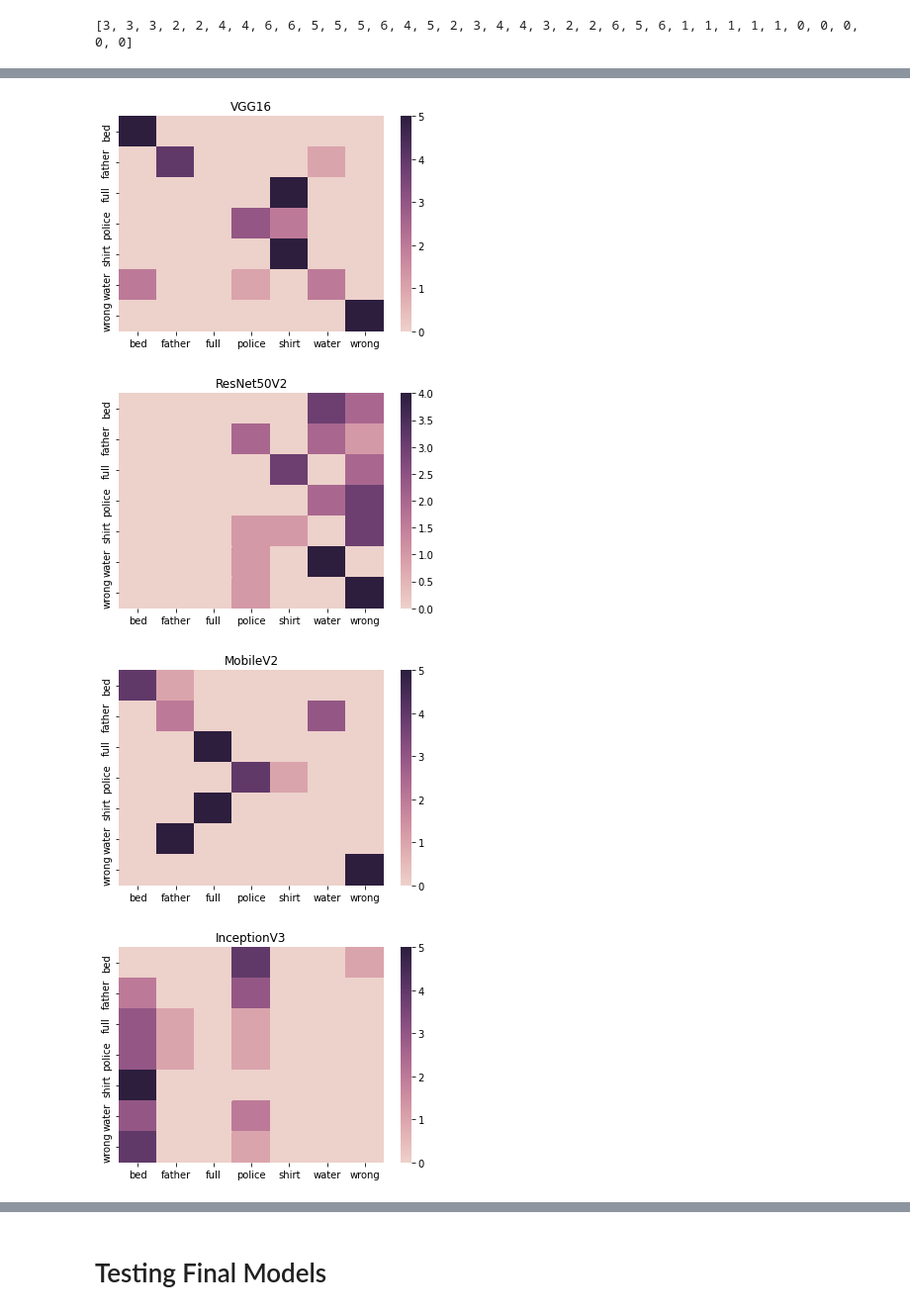
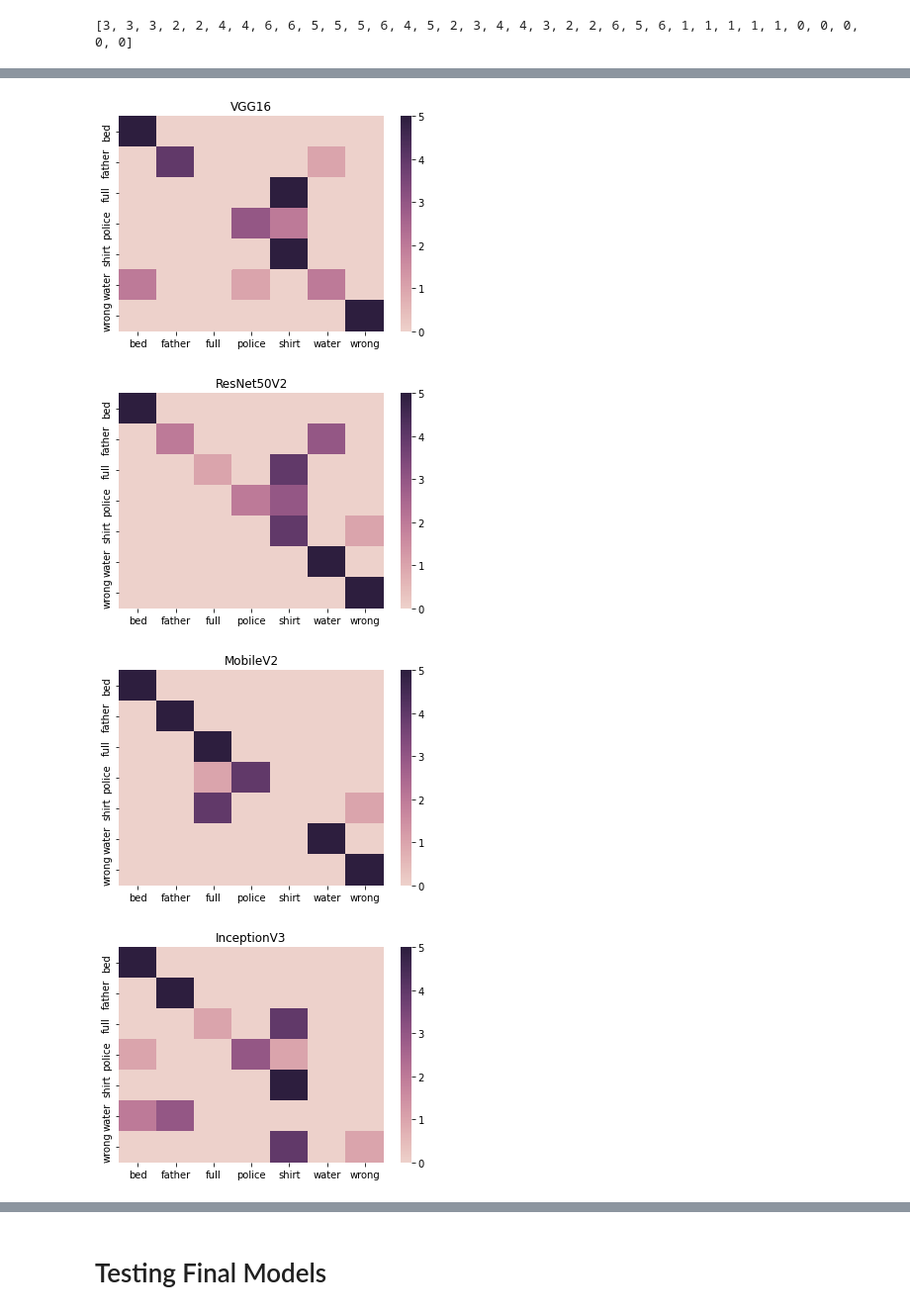
Before and after one commit to magdi74/SignLanguageDetection-GraduationProject2023, a Jupyter notebook: NoteBooks/Testing_models.ipynb, the cells around one changed output, grey strips where cells are left out. Shown: that part at 99% size. Saved outputs shown, nothing was run; the diff lists cells and outputs as text; code cells hidden in the pictures.

```diff
--- a/NoteBooks/Testing_models.ipynb
+++ b/NoteBooks/Testing_models.ipynb
@@ -151,25 +142,20 @@ weighted avg       0.13      0.26      0.16        35
 # %%
+#loading MobileV2 model
 model = load_model("/content/drive/MyDrive/Projects/GP Project/Models/models_1/mobileV2_cropped.h5")
+out_predicitons12 = []
 
-out_predicitons12 = []
 for i in os.listdir(dir_path):
     my_image = load_img(dir_path + '//' + i , target_size=(IMAGE_HEIGHT_WIDTH, IMAGE_HEIGHT_WIDTH))
-    # plt.title(i)
-    # plt.imshow(my_image)
-    # plt.show()
 
     #preprocess the image
     my_image = img_to_array(my_image)
     my_image = my_image.reshape((1, my_image.shape[0], my_image.shape[1], my_image.shape[2]))
-    my_image = preprocess_input(my_image)
+    my_image = premob(my_image)
 
     #make the prediction
     prediction = model.predict(my_image).argmax()
     out_predicitons12.append(prediction)
 
-    dic = list(train_dataset.class_indices)
-    #print(dic[prediction])
-
-print(confusion_matrix(myarr, out_predicitons12))
-print(classification_report(myarr, out_predicitons12))
+print(confusion_matrix(y_test_old, out_predicitons12))
+print(classification_report(y_test_old, out_predicitons12))
 # %% [output]
@@ -193,27 +179,21 @@ weighted avg       0.54      0.57      0.54        35
 # %%
+#loading InceptionV3 model
+model = load_model("/content/drive/MyDrive/Projects/GP Project/Models/models_1/inceptionV3_cropped.h5")
+out_predicitons13 = []
 
-
-model = load_model("/content/drive/MyDrive/Projects/GP Project/Models/models_1/inceptionV3_cropped.h5")
-
-out_predicitons13 = []
 for i in os.listdir(dir_path):
     my_image = load_img(dir_path + '//' + i , target_size=(IMAGE_HEIGHT_WIDTH, IMAGE_HEIGHT_WIDTH))
-    # plt.title(i)
-    # plt.imshow(my_image)
-    # plt.show()
 
     #preprocess the image
     my_image = img_to_array(my_image)
     my_image = my_image.reshape((1, my_image.shape[0], my_image.shape[1], my_image.shape[2]))
-    my_image = preprocess_input(my_image)
+    my_image = preinc(my_image)
 
     #make the prediction
     prediction = model.predict(my_image).argmax()
     out_predicitons13.append(prediction)
 
-    dic = list(train_dataset.class_indices)
-    #print(dic[prediction])
 
-print(confusion_matrix(myarr, out_predicitons13))
-print(classification_report(myarr, out_predicitons13))
+print(confusion_matrix(y_test_old, out_predicitons13))
+print(classification_report(y_test_old, out_predicitons13))
 # %% [output]
@@ -237,21 +217,20 @@ weighted avg       0.01      0.03      0.02        35
 # %%
-import pandas as pd
-import seaborn as sns
+#making a list with the predicted outputs
 outputss = [out_predicitons10,out_predicitons11,out_predicitons12,out_predicitons13]
-
 my_titles = ["VGG16","ResNet50V2","MobileV2","InceptionV3"]
 
+#ploting heatmap
 for i in range(len(outputss)):
-  df = pd.DataFrame(confusion_matrix(myarr, outputss[i]))
+  df = pd.DataFrame(confusion_matrix(y_test_old, outputss[i]))
   df = df.rename(columns=lambda x: str(dic[x]))
   df = df.rename(index=lambda x: str(dic[x]))
   plt.figure()
   plt.title(my_titles[i])
   sns.heatmap(df,cmap=sns.cubehelix_palette(as_cmap=True))
   plt.show()
 # %% [output]
 [figure]
-[figure, old version]
+[figure, new version]
-[figure, old version]
+[figure, new version]
-[figure, old version]
+[figure, new version]
 # %%
```
Also changed, not shown: parts of 28 cells of this notebook, 2 other files.
